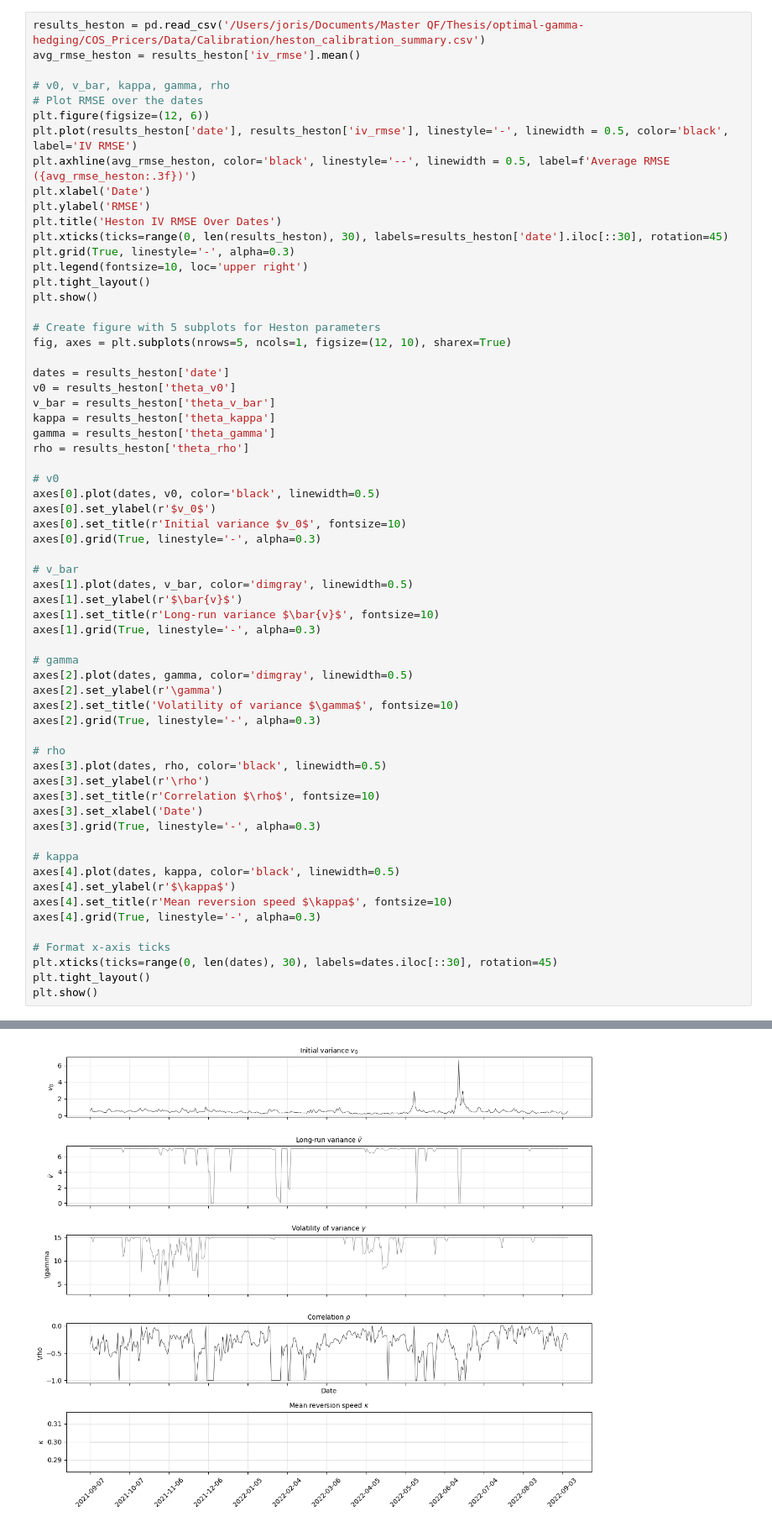
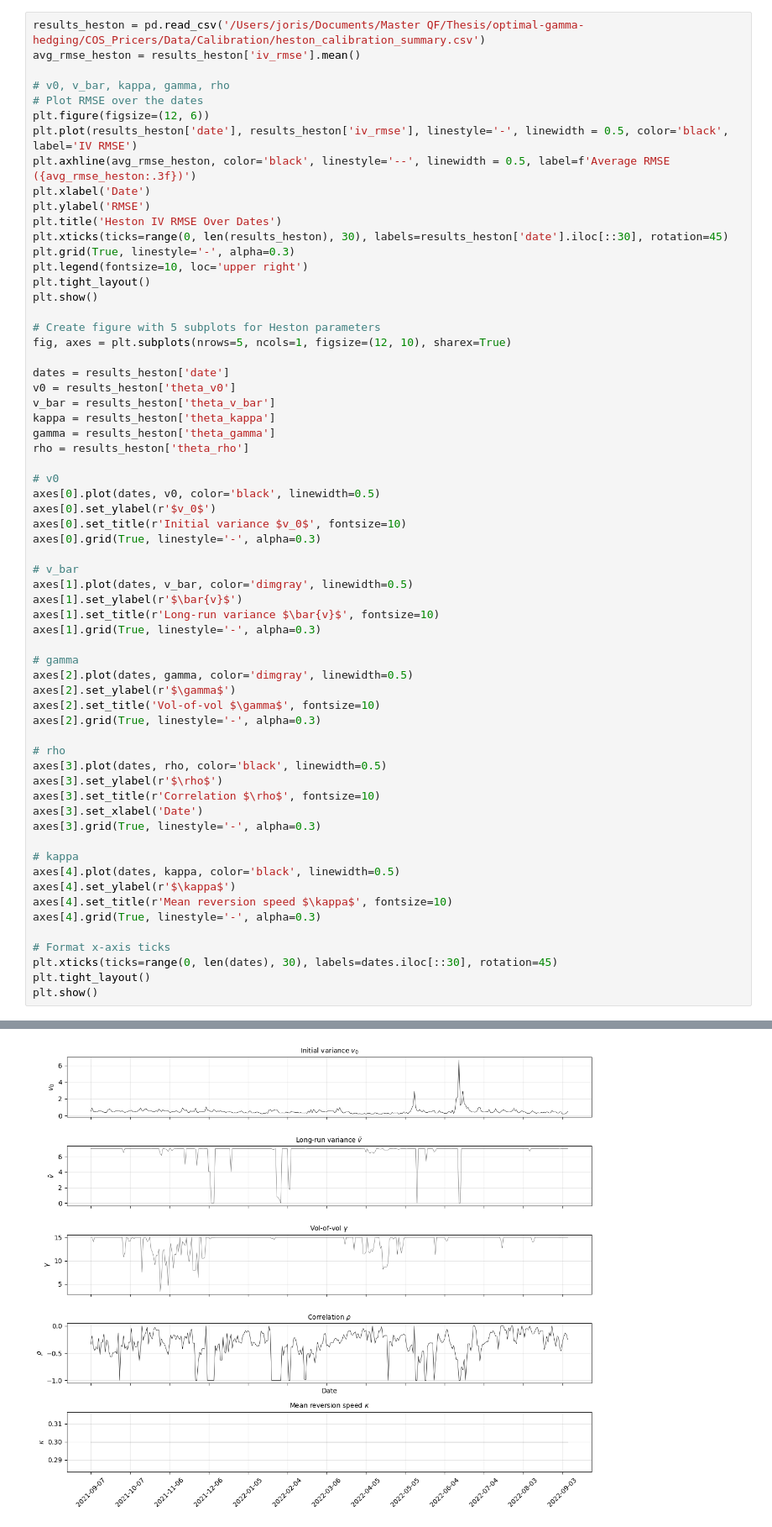
Before and after one commit to jorismilot/optimal-gamma-hedging, a Jupyter notebook: COS_Pricers/Results/COS_Pricer_Results.ipynb, the cells around one changed output, grey strips where cells are left out. Shown at 84% size. Cells and saved outputs as stored; diff of their text form.

```diff
--- a/COS_Pricers/Results/COS_Pricer_Results.ipynb
+++ b/COS_Pricers/Results/COS_Pricer_Results.ipynb
@@ -198,37 +198,37 @@ axes[0].set_title(r'Initial variance $v_0$', fontsize=10)
 axes[0].grid(True, linestyle='-', alpha=0.3)
 
 # v_bar
 axes[1].plot(dates, v_bar, color='dimgray', linewidth=0.5)
 axes[1].set_ylabel(r'$\bar{v}$')
 axes[1].set_title(r'Long-run variance $\bar{v}$', fontsize=10)
 axes[1].grid(True, linestyle='-', alpha=0.3)
 
 # gamma
 axes[2].plot(dates, gamma, color='dimgray', linewidth=0.5)
-axes[2].set_ylabel(r'\gamma')
-axes[2].set_title('Volatility of variance $\gamma$', fontsize=10)
+axes[2].set_ylabel(r'$\gamma$')
+axes[2].set_title('Vol-of-vol $\gamma$', fontsize=10)
 axes[2].grid(True, linestyle='-', alpha=0.3)
 
 # rho
 axes[3].plot(dates, rho, color='black', linewidth=0.5)
-axes[3].set_ylabel(r'\rho')
+axes[3].set_ylabel(r'$\rho$')
 axes[3].set_title(r'Correlation $\rho$', fontsize=10)
 axes[3].set_xlabel('Date')
 axes[3].grid(True, linestyle='-', alpha=0.3)
 
 # kappa
 axes[4].plot(dates, kappa, color='black', linewidth=0.5)
 axes[4].set_ylabel(r'$\kappa$')
 axes[4].set_title(r'Mean reversion speed $\kappa$', fontsize=10)
 axes[4].grid(True, linestyle='-', alpha=0.3)
 
 # Format x-axis ticks
 plt.xticks(ticks=range(0, len(dates), 30), labels=dates.iloc[::30], rotation=45)
 plt.tight_layout()
 plt.show()
 # %% [output]
 [figure]
-[figure, old version]
+[figure, new version]
 # %%
 results_bates = pd.read_csv('/Users/joris/Documents/Master QF/Thesis/optimal-gamma-hedging/COS_Pricers/Data/Calibration/bates_calibration_summary.csv')
 avg_rmse_bates = results_bates['iv_rmse'].mean()
```
Also changed, not shown: parts of 1 cell of this notebook, 1 other file.
